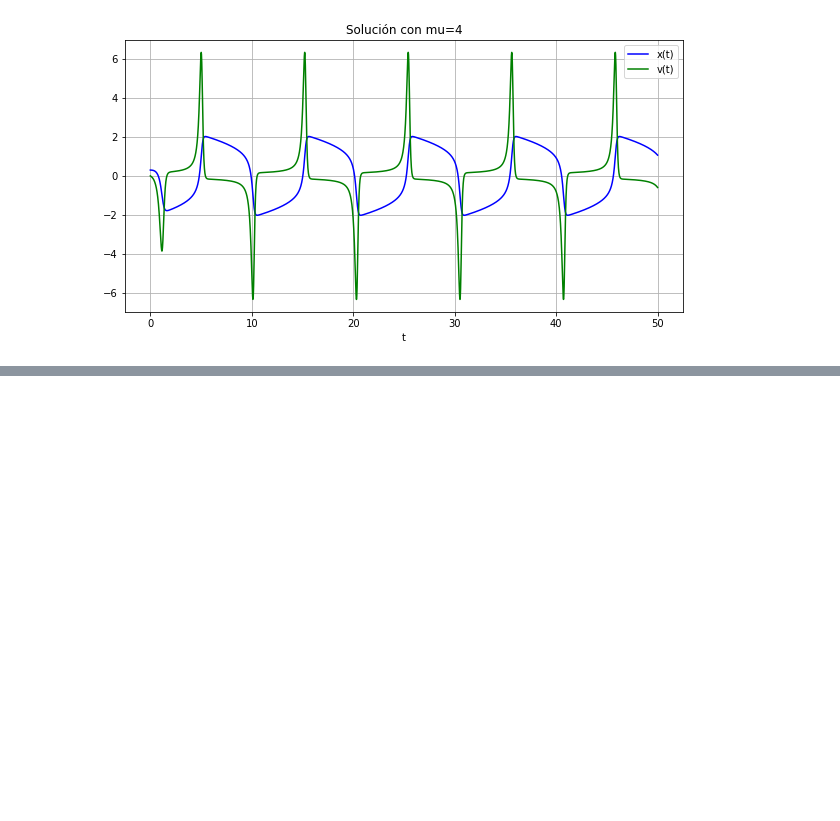
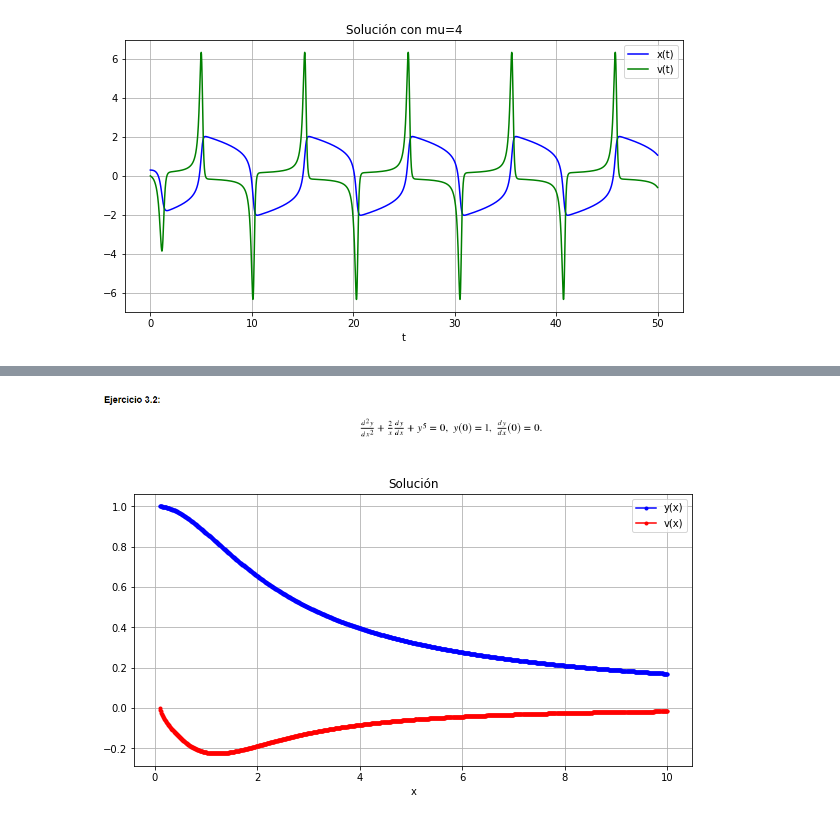
Before and after one commit to HumbertoMezaRuiz/Computacional1, a Jupyter notebook: Actividad8/Actividad8.ipynb, the cells around one changed output, grey strips where cells are left out. Drawn from its saved outputs; the diff is of its cells as text; code cells hidden in the pictures; blank space fills up the shorter version.

```diff
--- a/Actividad8/Actividad8.ipynb
+++ b/Actividad8/Actividad8.ipynb
@@ -105,0 +332,41 @@ plt.show()
+# %% [markdown]
+![3.2.PNG](embedded-picture-1)
+# %%
+###### Por el método de Euler y Runge Kutta es imposible debido al término 2/x
+
+## Usando la librería scipy con la función scipy.integrate.odeint
+
+def ED2(x2, x):
+        y, v = x2
+        dx2dx = [v, -(2/x)*v -y**5]
+        return dx2dx
+
+x0 = 0.1
+y0 = 1.0
+v0 = 0
+x = np.linspace(0.1, 10, 1001) ## Con x=0 no hay solución al menos por este método
+
+# Definimos las condiciones iniciales
+x_0 = x0
+x2_0 = [y0, v0]
+
+# Los errores máximos deseados
+abserr = 1.0e-8
+relerr = 1.0e-6
+
+sol = odeint(ED2, x2_0, x, atol=abserr, rtol=relerr)
+
+# La solución
+y1=sol[:,0]
+y2=sol[:,1]
+
+plt.figure(figsize=(10,5))
+plt.plot(x, y1, 'b.-', label='y(x)')
+plt.plot(x, y2, 'r.-', label='v(x)')
+plt.legend(loc='best')
+plt.title('Solución')
+plt.xlabel('x')
+plt.grid()
+plt.show()
+# %% [output]
+[figure, added]
```
Also changed, not shown: parts of 10 cells of this notebook.
